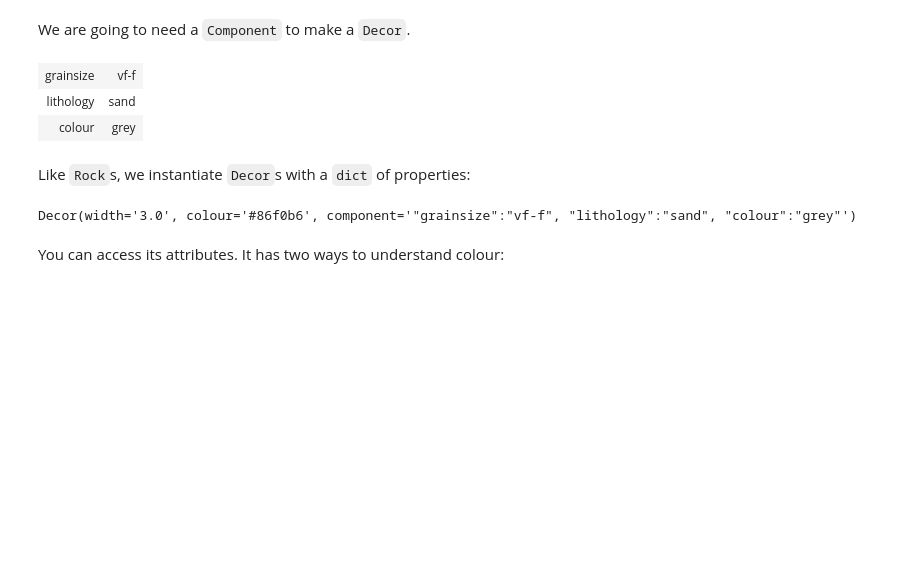
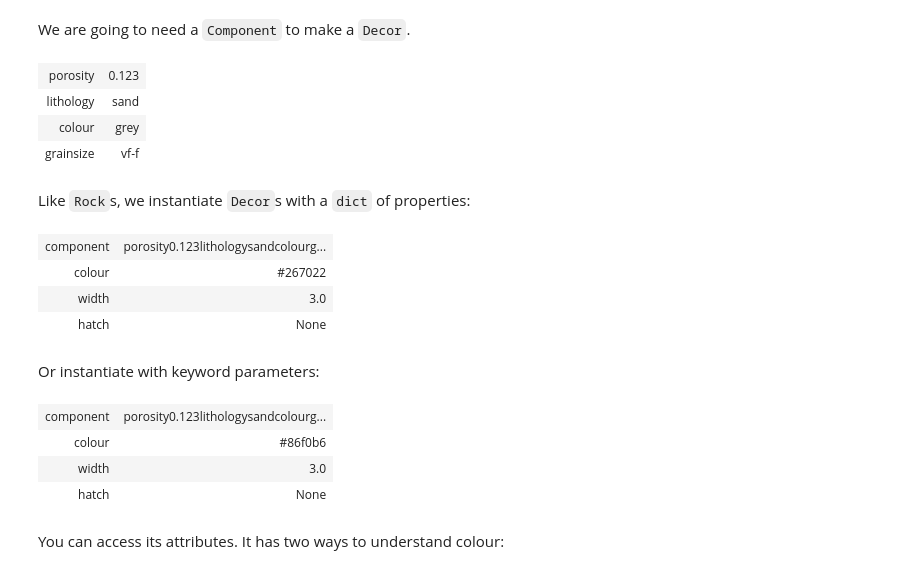
Before and after one commit to agilescientific/striplog, a Jupyter notebook: tutorial/Display_objects.ipynb, the cells around one changed output. Drawn from its saved outputs; the diff is of its cells as text; code cells hidden in the pictures; blank space fills up the shorter version.

```diff
--- a/tutorial/Display_objects.ipynb
+++ b/tutorial/Display_objects.ipynb
@@ -38,23 +38,38 @@ We are going to need a `Component` to make a `Decor`.
 # %%
 from striplog import Component
 r = {'colour': 'grey',
      'grainsize': 'vf-f',
-     'lithology': 'sand'}
+     'lithology': 'sand',
+     'porosity': 0.123
+    }
 rock = Component(r)
 rock
 # %% [output]
-| grainsize | vf-f |
+| porosity | 0.123 |
 | lithology | sand |
 | colour | grey |
+| grainsize | vf-f |
 # %% [markdown]
 Like `Rock`s, we instantiate `Decor`s with a `dict` of properties:
 # %%
-d = {'color': '#86F0B6',
+d = {'color': '#267022',
      'component': rock,
      'width': 3}
 decor = Decor(d)
 decor
 # %% [output]
-Decor(width='3.0', colour='#86f0b6', component='"grainsize":"vf-f", "lithology":"sand", "colour":"grey"')
+| component | porosity0.123lithologysandcolourg... |
+| colour | #267022 |
+| width | 3.0 |
+| hatch | None |
+# %% [markdown]
+Or instantiate with keyword parameters:
+# %%
+Decor(colour='#86f0b6', component=Component({'colour': 'grey', 'grainsize': 'vf-f', 'porosity': 0.123, 'lithology': 'sand'}), width=3.0)
+# %% [output]
+| component | porosity0.123lithologysandcolourg... |
+| colour | #86f0b6 |
+| width | 3.0 |
+| hatch | None |
 # %% [markdown]
 You can access its attributes. It has two ways to understand colour:
```
Also changed, not shown: parts of 30 cells of this notebook, 17 other files.
